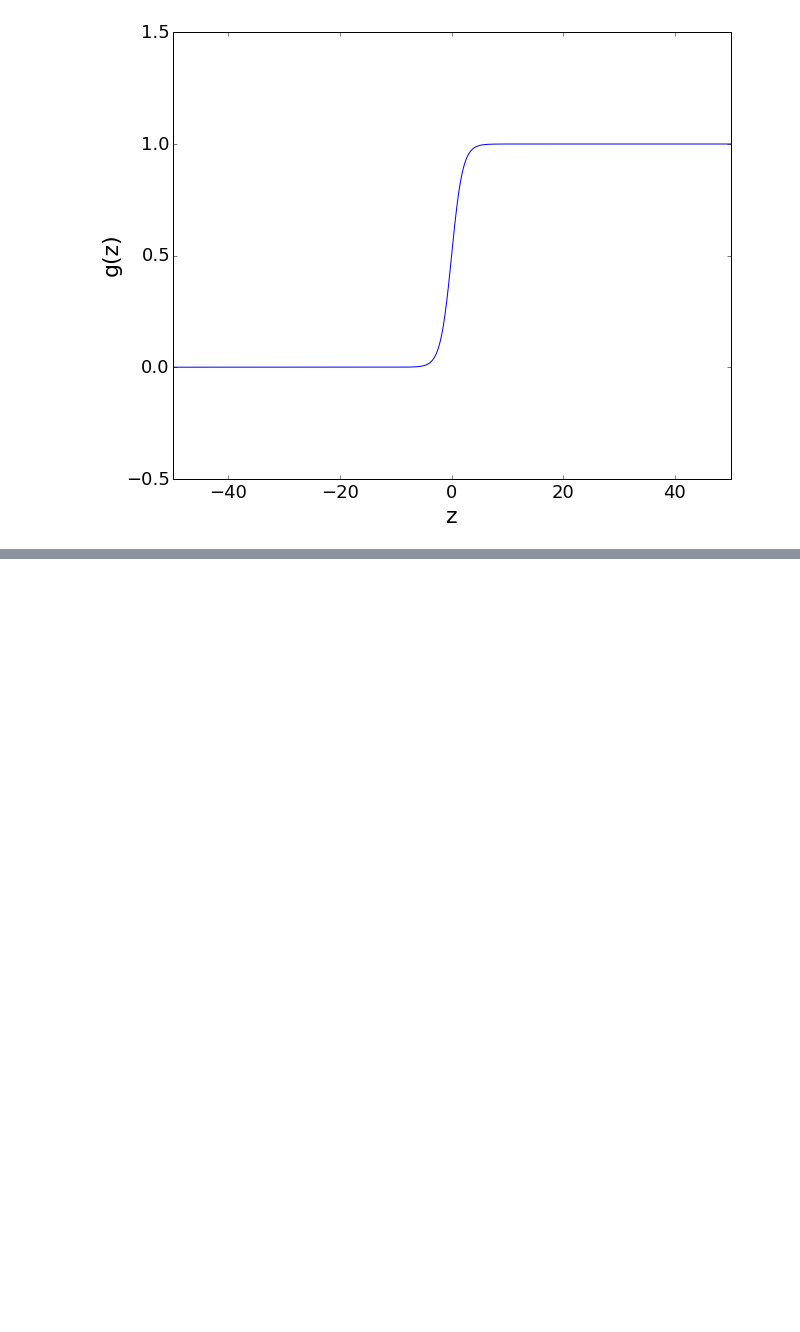
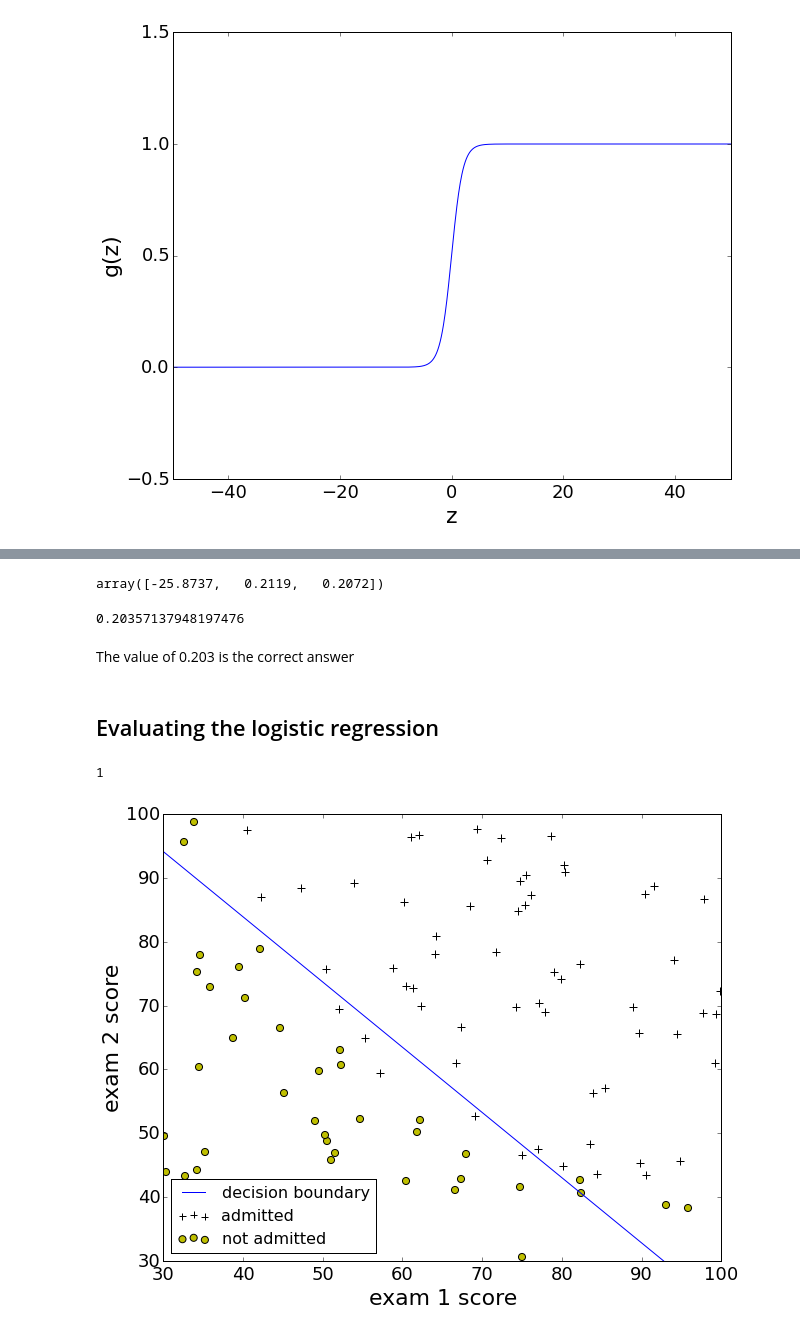
Before and after one commit to nakicam/DataScienceTraining, a Jupyter notebook: courses/coursera_ml008/week3/hw2_logistic_regression.ipynb, the cells around one changed output, grey strips where cells are left out. Saved outputs shown, nothing was run; the diff lists cells and outputs as text; code cells hidden in the pictures; blank space fills up the shorter version.

Commit message:
finished part 1 of logistic regression

```diff
--- a/courses/coursera_ml008/week3/hw2_logistic_regression.ipynb
+++ b/courses/coursera_ml008/week3/hw2_logistic_regression.ipynb
@@ -85,8 +85,8 @@ n, X[0:5, :]
          [  1.    ,  60.1826,  86.3086],
          [  1.    ,  79.0327,  75.3444]]))
 # %%
-theta = np.matrix(np.zeros((1,n)))
-theta
+theta0 = np.matrix(np.zeros((1,n)))
+theta0
 # %% [output]
 matrix([[ 0.,  0.,  0.]])
 # %% [markdown]
@@ -190,5 +183,7 @@ Returning to full equation, we get:
 \end{align}
 # %%
-def h(X, theta):
+def h(theta, X):
+    X = np.asmatrix(X)
+    theta = np.asmatrix(theta)
     return g(X*theta.T)
 # %%
@@ -205 +196,8 @@ def cost(X, y, theta):
+# %%
+def grad(theta, X, y):
+    m = len(y) # size of training set
+    X = np.asmatrix(X)
+    y = np.asmatrix(y)
+    theta = np.asmatrix(theta)
+    return (1.0/m)*(h(theta, X) - y).T*X
 # %%
@@ -208,0 +213,15 @@ cost(X, y, theta)
+# %%
+result = op.minimize(fun=cost, x0=theta0, args=(X,y), method='TNC', jac=grad)
+theta_fit = result.x
+theta_fit
+# %% [output]
+array([-25.8737,   0.2119,   0.2072])
+# %%
+cost_fit = cost(theta_fit, X, y)
+cost_fit
+# %% [output]
+0.20357137948197476
+# %% [markdown]
+The value of 0.203 is the correct answer
+# %% [markdown]
+## Evaluating the logistic regression
@@ -208,0 +232,28 @@ cost(X, y, theta)
+# %%
+# test single point
+predict(theta_fit, np.matrix([1.0, 45, 85]))[0,0]
+# %% [output]
+1
+# %%
+# plot fit
+plot_x = np.array([np.min(X[:,1]), np.max(X[:,1])])
+t0     = theta_fit[0]
+t1     = theta_fit[1]
+t2     = theta_fit[2]
+plot_y = (-1.0/t2)*(t1*plot_x + t0)
+plot_x, plot_y
+
+colors  = np.where(df.admit==1, 'black', 'yellow')
+markers = np.where(df.admit==1, '+', 'O')
+df_pass = df[df.admit==1]
+df_fail = df[df.admit==0]
+plt.scatter(df_pass.exam1, df_pass.exam2, c='k', marker='+', s=50)
+plt.scatter(df_fail.exam1, df_fail.exam2, c='y', marker='o', s=50)
+plt.plot(plot_x, plot_y, 'b')
+plt.axis([30, 100, 30, 100])
+plt.xlabel('exam 1 score')
+plt.ylabel('exam 2 score')
+plt.legend(['decision boundary', 'admitted', 'not admitted'], loc='lower left')
+plt.show()
+# %% [output]
+[figure, added]
```
Also changed, not shown: parts of 7 cells of this notebook.
